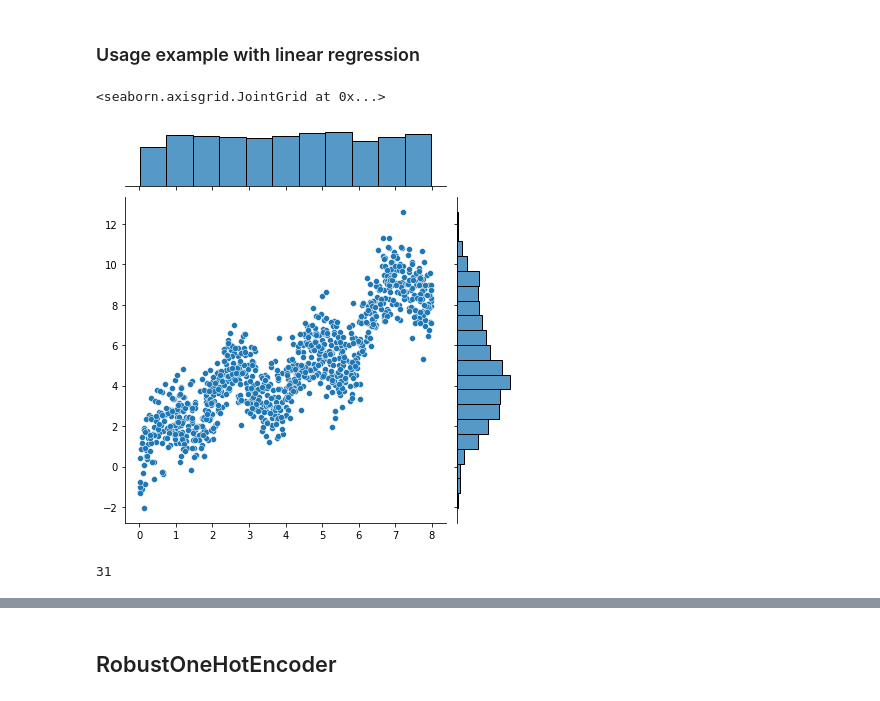
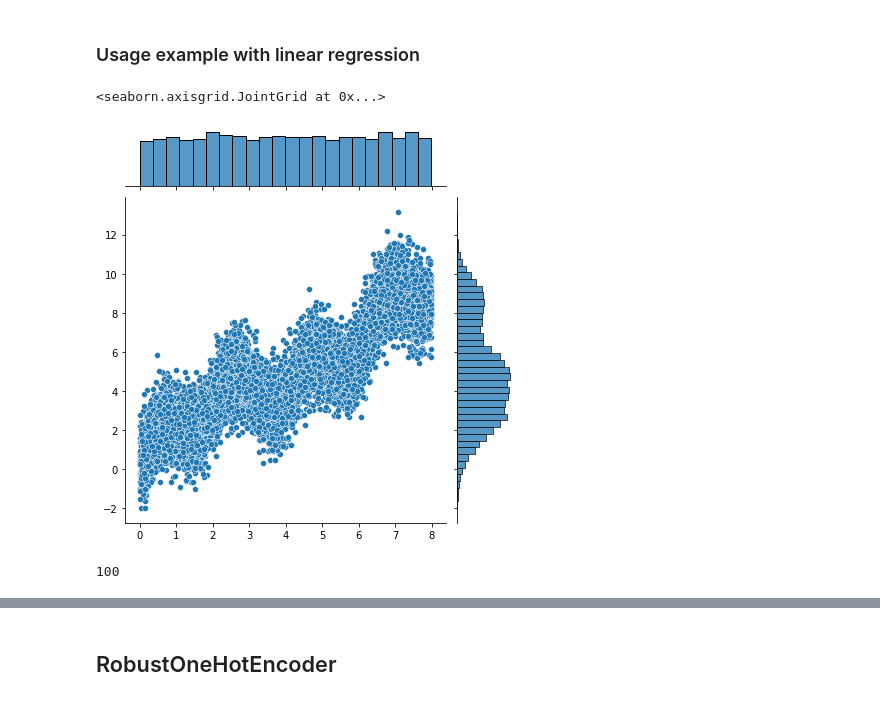
Before and after one commit to AlanGanem/replan, a Jupyter notebook: notebooks_dev/replan.ipynb, the cells around one changed output, grey strips where cells are left out. Cells and saved outputs as stored; diff of their text form; code cells hidden in the pictures.

```diff
--- a/notebooks_dev/replan.ipynb
+++ b/notebooks_dev/replan.ipynb
@@ -717,25 +862,25 @@ Text(27.125, 0.5, 'inverted Xt_test values')
 ### Usage example with linear regression
 # %%
 xfunc = lambda x: np.sin(x/3) + np.sin(x) + np.sin(3*x) + x
-lendata = 1000
+lendata = 10000
 noise_ratio = 1
 xrange = 8
 extrapolation_factor = 0.2
 
 X = xrange*np.random.random(lendata).reshape(-1,1)
 X_test = xrange*(np.random.random(lendata).reshape(-1,1)*(1+2*extrapolation_factor) - extrapolation_factor)
 
 y = xfunc(X) + noise_ratio*np.random.randn(X.shape[0], 1)
 #true signal without noise in test
 y_test = xfunc(X_test) + noise_ratio*np.random.randn(X_test.shape[0], 1)
 y_test_denoised = xfunc(X_test)
 #X[np.random.choice(np.arange(X.shape[0]), 200)] = np.nan
 #X_test[np.random.choice(np.arange(X_test.shape[0]), 200)] = np.nan
 
 sns.jointplot(X.flatten(),y.flatten())
 # %% [output]
 <seaborn.axisgrid.JointGrid at 0x...>
-[figure, old version]
+[figure, new version]
 # %%
 from sklearn.ensemble import RandomForestRegressor
 from sklearn.preprocessing import PolynomialFeatures
@@ -743,7 +888,8 @@ from sklearn.preprocessing import PolynomialFeatures
 polynomial_transformer = PolynomialFeatures(degree = poly_degree, interaction_only = False, include_bias = False,)
 
 #TODO heuristic for nbins max(4, min(1000, X.shape[0]**(1/2)))
-nbins =int(max(4, min(1000, int(X.shape[0]**(1/2)))))
+nbins =int(max(4, min(10000, int(X.shape[0]**(1/2)))))
+#nbins =int(max(4, min(10000, X.shape[0]//30)))
 print(nbins)
 encoder = RobustKBinsDiscretizer(
     n_bins = nbins,
@@ -754,21 +900,21 @@ encoder = RobustKBinsDiscretizer(
 
 linear_regressor = Ridge(alpha = 0.1,fit_intercept = True, positive = False)
 
-forest = RandomForestRegressor(min_samples_leaf = 5)
+forest = RandomForestRegressor()
 
 linear_estimator = make_pipeline(encoder,linear_regressor)
 
 forest = ResidualRegressor(
-    [forest],
+    [linear_regressor,forest],
     residual_split_fraction = None
 )
 
 linear_estimator = ResidualRegressor(
-    [linear_estimator],
+    [linear_regressor, linear_estimator],
     residual_split_fraction = None
 )
 # %% [output]
-31
+100
 # %%
 linear_estimator.fit(X,y)
 forest.fit(X,y)
```
Also changed, not shown: parts of 18 cells of this notebook.
